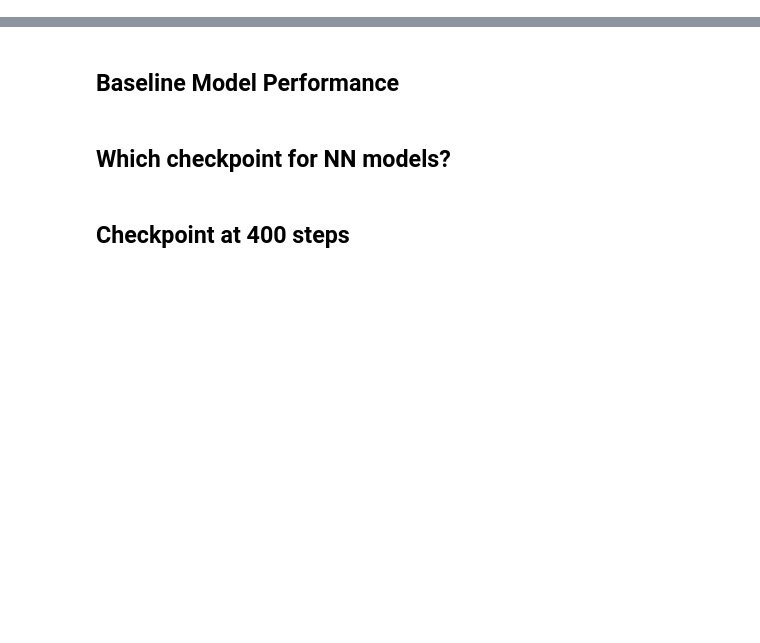
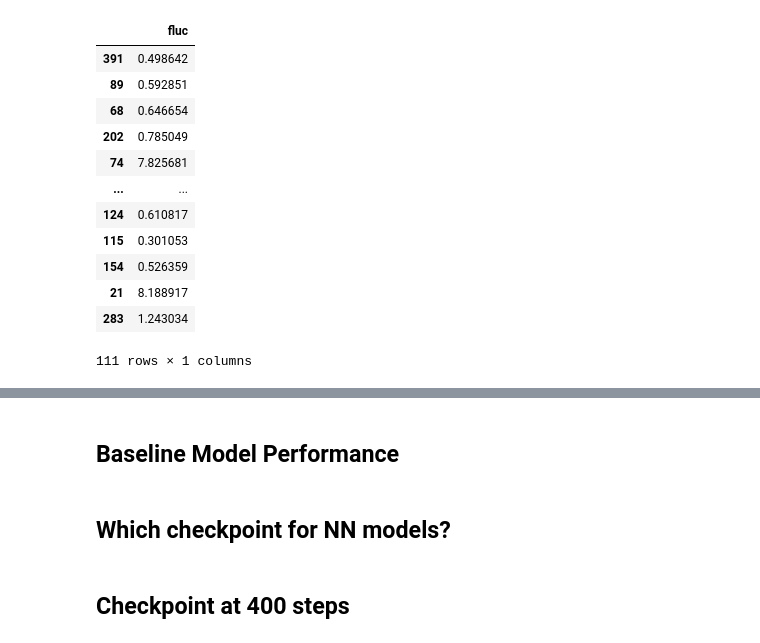
Before and after one commit to wusixer/dgl_graph_attention_network, a Jupyter notebook: notebooks/mei/bench.ipynb, the cells around one changed output, grey strips where cells are left out. Cells and saved outputs as stored; diff of their text form; code cells hidden in the pictures; blank space fills up the shorter version.

```diff
--- a/notebooks/mei/bench.ipynb
+++ b/notebooks/mei/bench.ipynb
@@ -65,0 +112,37 @@ test_linear = linear_model_data(test_df, sasa_dfs)
+# %%
+import numpy as np
+import math
+def linear_model_data(df, sasa_dfs):
+    linear = []
+    for acc, pos in zip(df["accession"], df["met_position"]):
+        #print(acc)
+        sasa_dfs[acc] = sasa_dfs[acc].replace(np.inf, 100000000)
+        feats = sasa_dfs[acc].query("resnos == @pos")[["fluc"]]
+        #sasa_dfs[acc]['fluc'] = sasa_dfs[acc]['fluc'].apply(lambda x: x if not math.isinf(x) else 1000000 )
+
+        #sasa_dfs[acc] = sasa_dfs[acc].replace(to_replace=r'inf', value='10000000', regex=True)
+        #sasa_dfs[acc]['fluc'] = sasa_dfs[acc]['fluc'].apply(lambda x: x if type(x) != float64 else 1000000 )
+        #sasa_dfs[acc] = sasa_dfs[acc].replace({'fluc': 'inf'}, {'fluc': '1000000000'}, regex=True)
+        #sasa_dfs[acc]['fluc'] = np.where('fluc' > 1000000000, 10000000, 'fluc')
+        linear.append(feats)
+
+    return pd.concat(linear)
+
+train_linear = linear_model_data(train_df, sasa_dfs)
+test_linear = linear_model_data(test_df, sasa_dfs)
+# %%
+test_linear
+# %% [output]
+|  | fluc |
+| 391 | 0.498642 |
+| 89 | 0.592851 |
+| 68 | 0.646654 |
+| 202 | 0.785049 |
+| 74 | 7.825681 |
+| ... | ... |
+| 124 | 0.610817 |
+| 115 | 0.301053 |
+| 154 | 0.526359 |
+| 21 | 8.188917 |
+| 283 | 1.243034 |
+111 rows × 1 columns
```
Also changed, not shown: parts of 11 cells of this notebook, 21 other files.
